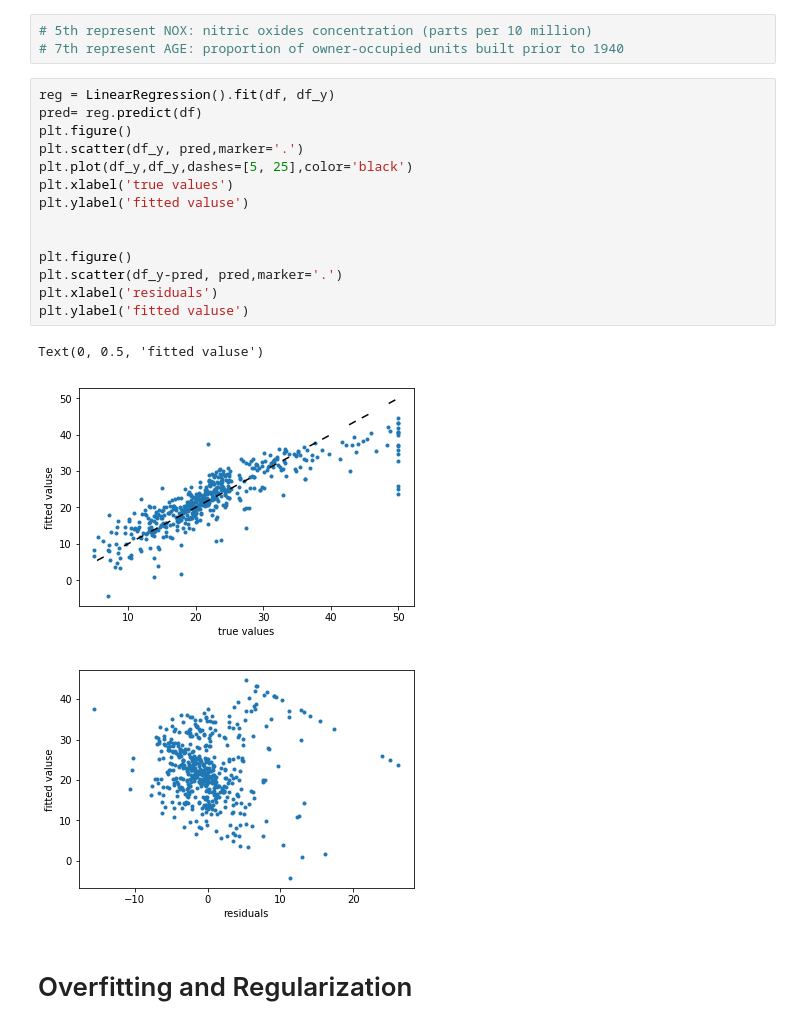
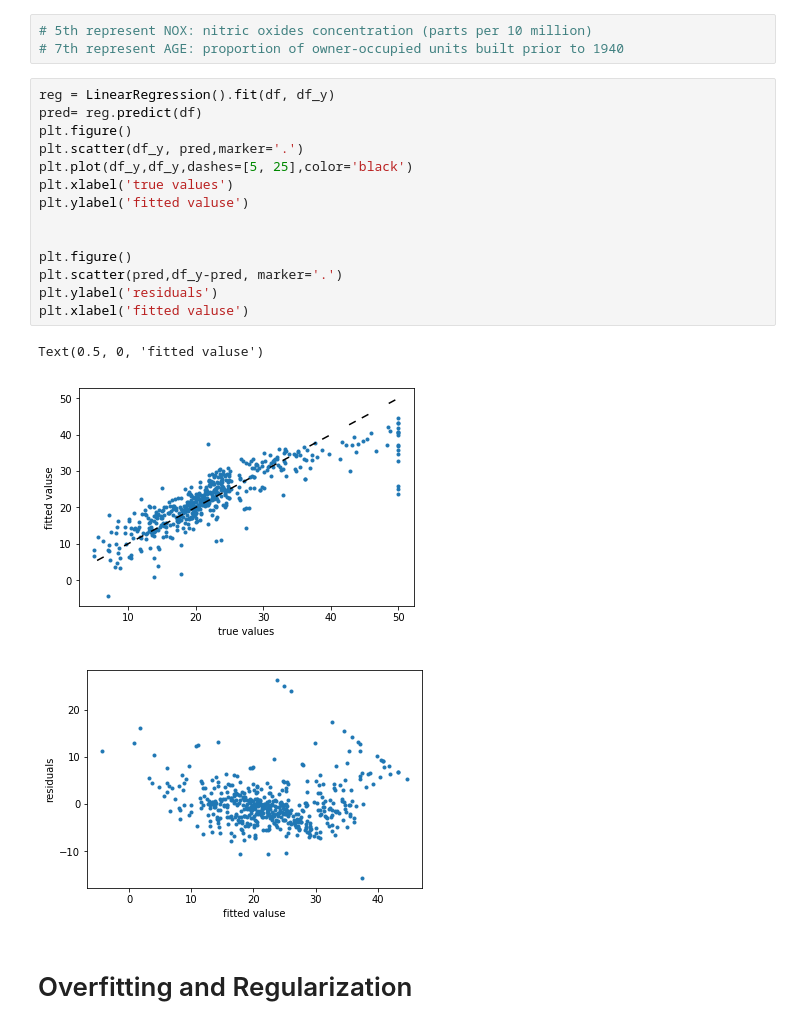
Before and after one commit to ruizhi92/ECE219-Large-Scale-Data-Mining, a Jupyter notebook: Project_4_YiJui_dataset2.ipynb, the cells around one changed output. Cells and saved outputs as stored; diff of their text form.

```diff
--- a/Project_4_YiJui_dataset2.ipynb
+++ b/Project_4_YiJui_dataset2.ipynb
@@ -86,21 +86,21 @@ array([-1.01889067e-01,  4.78657068e-02,  4.25242058e-02,  2.13065449e+00,
 # %%
 reg = LinearRegression().fit(df, df_y)
 pred= reg.predict(df)
 plt.figure()
 plt.scatter(df_y, pred,marker='.')
 plt.plot(df_y,df_y,dashes=[5, 25],color='black')
 plt.xlabel('true values')
 plt.ylabel('fitted valuse')
 
 
 plt.figure()
-plt.scatter(df_y-pred, pred,marker='.')
-plt.xlabel('residuals')
-plt.ylabel('fitted valuse')
+plt.scatter(pred,df_y-pred, marker='.')
+plt.ylabel('residuals')
+plt.xlabel('fitted valuse')
 # %% [output]
-Text(0, 0.5, 'fitted valuse')
+Text(0.5, 0, 'fitted valuse')
 [figure]
-[figure, old version]
+[figure, new version]
 # %% [markdown]
 # Overfitting and Regularization
 # %%
```
Also changed, not shown: parts of 4 cells of this notebook.
